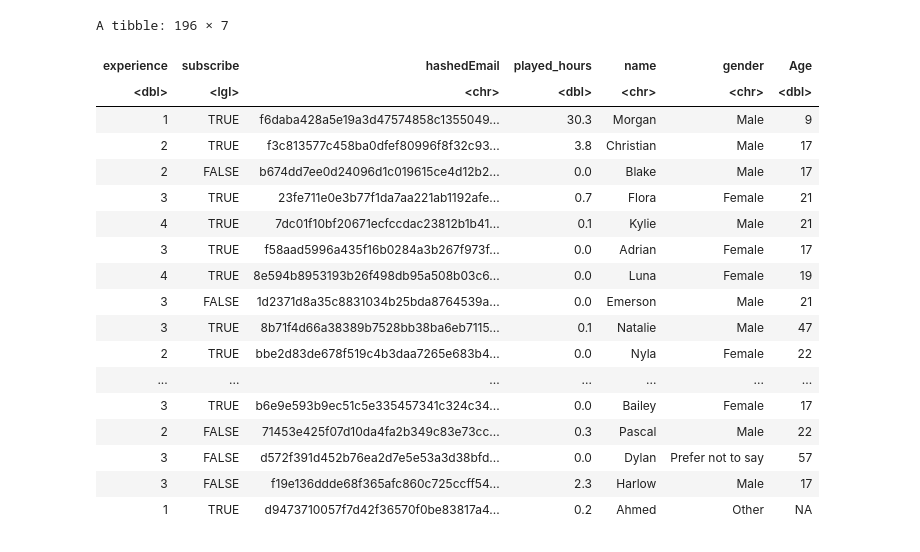
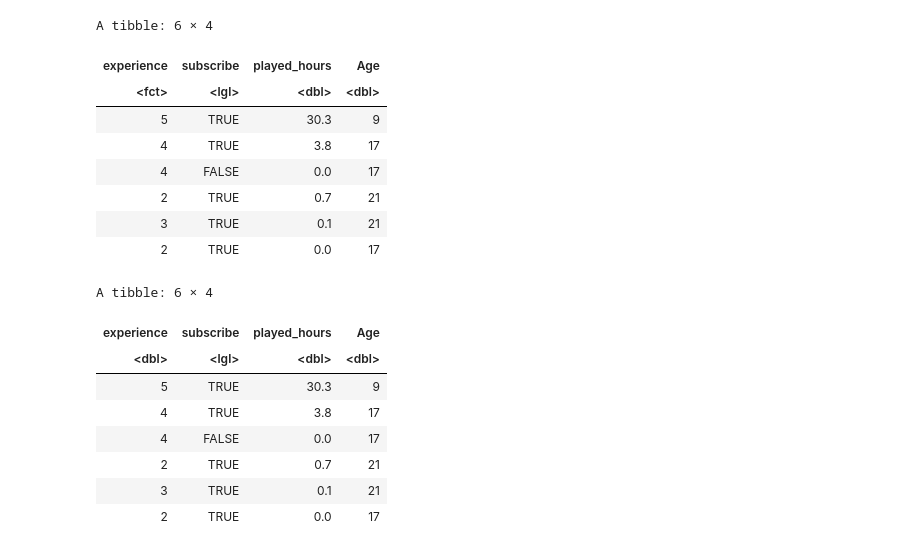
Before and after one commit to annhuynhh/dsci_group_final_project, a Jupyter notebook: wrangling1.ipynb, the cells around one changed output. Saved outputs shown, nothing was run; the diff lists cells and outputs as text; code cells hidden in the pictures.

```diff
--- a/wrangling1.ipynb
+++ b/wrangling1.ipynb
@@ -47,25 +47,31 @@ A spec_tbl_df: 196 × 7
-# %%
-new_table <- players|>
-    mutate(experience = as_factor(experience))|>
-    mutate(experience = as.numeric(experience))
-new_table
-# %% [output]
-A tibble: 196 × 7
-| experience | subscribe | hashedEmail | played_hours | name | gender | Age |
-| <dbl> | <lgl> | <chr> | <dbl> | <chr> | <chr> | <dbl> |
-| 1 | TRUE | f6daba428a5e19a3d47574858c1355049... | 30.3 | Morgan | Male | 9 |
-| 2 | TRUE | f3c813577c458ba0dfef80996f8f32c93... | 3.8 | Christian | Male | 17 |
-| 2 | FALSE | b674dd7ee0d24096d1c019615ce4d12b2... | 0.0 | Blake | Male | 17 |
-| 3 | TRUE | 23fe711e0e3b77f1da7aa221ab1192afe... | 0.7 | Flora | Female | 21 |
-| 4 | TRUE | 7dc01f10bf20671ecfccdac23812b1b41... | 0.1 | Kylie | Male | 21 |
-| 3 | TRUE | f58aad5996a435f16b0284a3b267f973f... | 0.0 | Adrian | Female | 17 |
-| 4 | TRUE | 8e594b8953193b26f498db95a508b03c6... | 0.0 | Luna | Female | 19 |
-| 3 | FALSE | 1d2371d8a35c8831034b25bda8764539a... | 0.0 | Emerson | Male | 21 |
-| 3 | TRUE | 8b71f4d66a38389b7528bb38ba6eb7115... | 0.1 | Natalie | Male | 47 |
-| 2 | TRUE | bbe2d83de678f519c4b3daa7265e683b4... | 0.0 | Nyla | Female | 22 |
-| ... | ... | ... | ... | ... | ... | ... |
-| 3 | TRUE | b6e9e593b9ec51c5e335457341c324c34... | 0.0 | Bailey | Female | 17 |
-| 2 | FALSE | 71453e425f07d10da4fa2b349c83e73cc... | 0.3 | Pascal | Male | 22 |
-| 3 | FALSE | d572f391d452b76ea2d7e5e53a3d38bfd... | 0.0 | Dylan | Prefer not to say | 57 |
-| 3 | FALSE | f19e136ddde68f365afc860c725ccff54... | 2.3 | Harlow | Male | 17 |
-| 1 | TRUE | d9473710057f7d42f36570f0be83817a4... | 0.2 | Ahmed | Other | NA |
+# %%
+players_data$experience <- factor(players_data$experience,
+                             levels = c("Beginner", "Amateur", "Regular", "Veteran", "Pro"),
+                             labels = c(1, 2, 3, 4, 5))
+
+head(players_data)
+# %% [output]
+A tibble: 6 × 4
+| experience | subscribe | played_hours | Age |
+| <fct> | <lgl> | <dbl> | <dbl> |
+| 5 | TRUE | 30.3 | 9 |
+| 4 | TRUE | 3.8 | 17 |
+| 4 | FALSE | 0.0 | 17 |
+| 2 | TRUE | 0.7 | 21 |
+| 3 | TRUE | 0.1 | 21 |
+| 2 | TRUE | 0.0 | 17 |
+# %%
+players <- players_data|>
+    mutate(experience = as.numeric(experience))
+
+head(players)
+# %% [output]
+A tibble: 6 × 4
+| experience | subscribe | played_hours | Age |
+| <dbl> | <lgl> | <dbl> | <dbl> |
+| 5 | TRUE | 30.3 | 9 |
+| 4 | TRUE | 3.8 | 17 |
+| 4 | FALSE | 0.0 | 17 |
+| 2 | TRUE | 0.7 | 21 |
+| 3 | TRUE | 0.1 | 21 |
+| 2 | TRUE | 0.0 | 17 |
```
Also changed, not shown: parts of 4 cells of this notebook.
